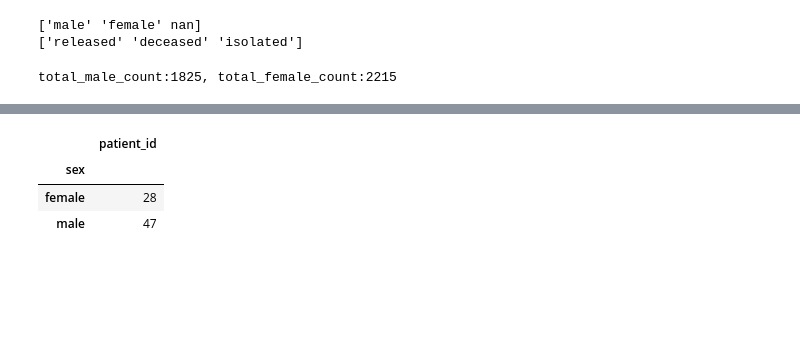
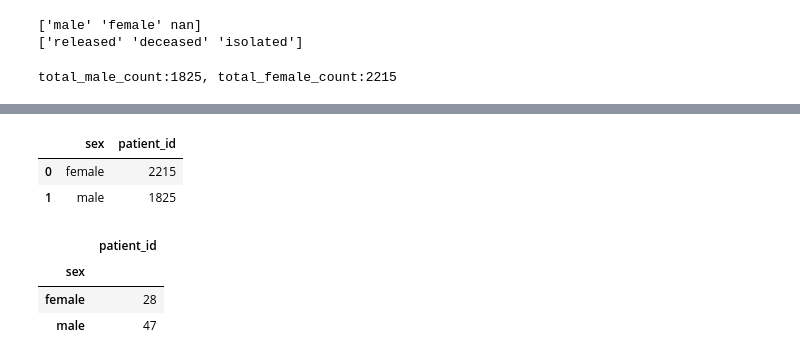
Before and after one commit to Wenjun-Mao/COVID-19-in-South-Korea-SIADS-591-Milestone-I, a Jupyter notebook: wjmao.ipynb, the cells around one changed output, grey strips where cells are left out. Drawn from its saved outputs; the diff is of its cells as text; code cells hidden in the pictures; blank space fills up the shorter version.

```diff
--- a/wjmao.ipynb
+++ b/wjmao.ipynb
@@ -285,3 +273,9 @@ Name: patient_id, dtype: int64
+# %%
+df.groupby('sex', as_index=False)[['patient_id']].count()
+# %% [output]
+|  | sex | patient_id |
+| 0 | female | 2215 |
+| 1 | male | 1825 |
 # %%
 df[df['state']=='deceased'].groupby('sex').agg({'patient_id':np.count_nonzero})
 # %% [output]
```
Also changed, not shown: parts of 21 cells of this notebook.
